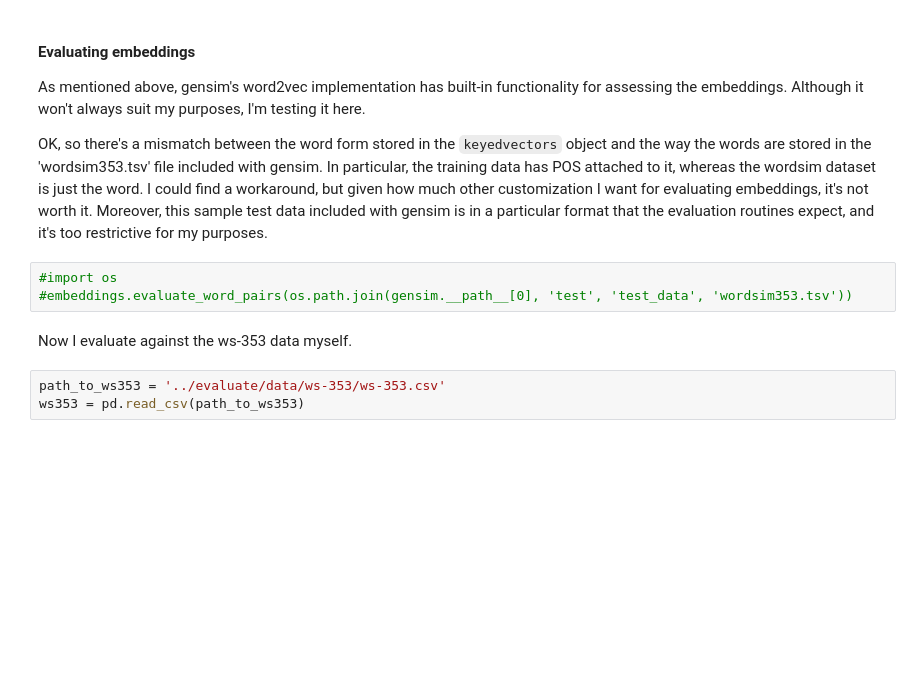
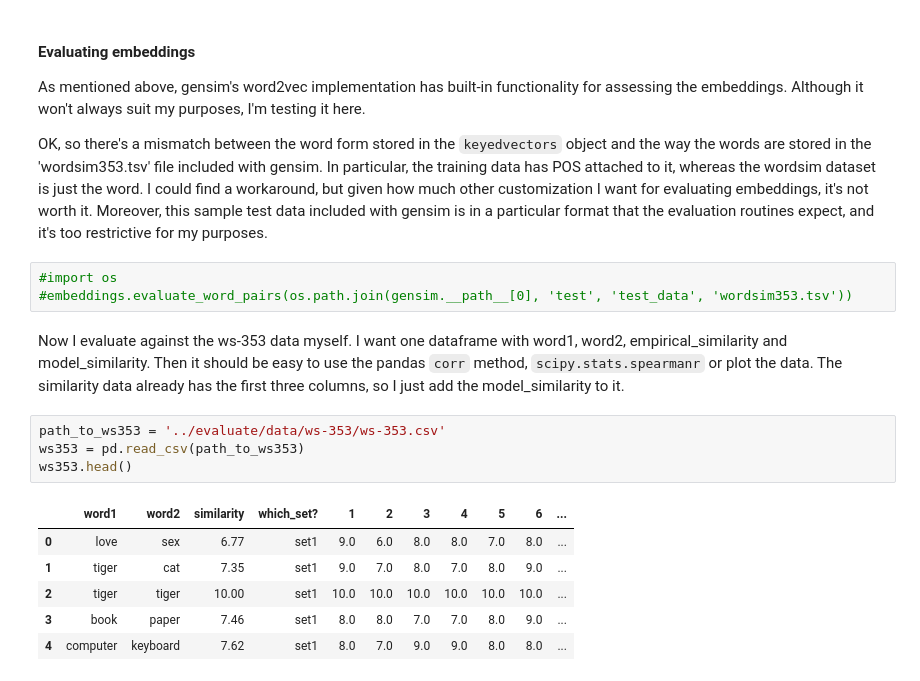
Before and after one commit to geoffbacon/eval, a Jupyter notebook: scripts/baselines.ipynb, the cells around one changed output. Drawn from its saved outputs; the diff is of its cells as text; blank space fills up the shorter version.

```diff
--- a/scripts/baselines.ipynb
+++ b/scripts/baselines.ipynb
@@ -98,8 +98,16 @@ OK, so there's a mismatch between the word form stored in the `keyedvectors` obj
 # %%
 #import os
 #embeddings.evaluate_word_pairs(os.path.join(gensim.__path__[0], 'test', 'test_data', 'wordsim353.tsv'))
-# %% [markdown]
-Now I evaluate against the ws-353 data myself.
+# %% [markdown]
+Now I evaluate against the ws-353 data myself. I want one dataframe with word1, word2, empirical_similarity and model_similarity. Then it should be easy to use the pandas `corr` method, `scipy.stats.spearmanr` or plot the data. The similarity data already has the first three columns, so I just add the model_similarity to it.
 # %%
 path_to_ws353 = '../evaluate/data/ws-353/ws-353.csv'
 ws353 = pd.read_csv(path_to_ws353)
+ws353.head()
+# %% [output]
+|  | word1 | word2 | similarity | which_set? | 1 | 2 | 3 | 4 | 5 | 6 | ... |
+| 0 | love | sex | 6.77 | set1 | 9.0 | 6.0 | 8.0 | 8.0 | 7.0 | 8.0 | ... |
+| 1 | tiger | cat | 7.35 | set1 | 9.0 | 7.0 | 8.0 | 7.0 | 8.0 | 9.0 | ... |
+| 2 | tiger | tiger | 10.00 | set1 | 10.0 | 10.0 | 10.0 | 10.0 | 10.0 | 10.0 | ... |
+| 3 | book | paper | 7.46 | set1 | 8.0 | 8.0 | 7.0 | 7.0 | 8.0 | 9.0 | ... |
+| 4 | computer | keyboard | 7.62 | set1 | 8.0 | 7.0 | 9.0 | 9.0 | 8.0 | 8.0 | ... |
```
Also changed, not shown: parts of 22 cells of this notebook.
